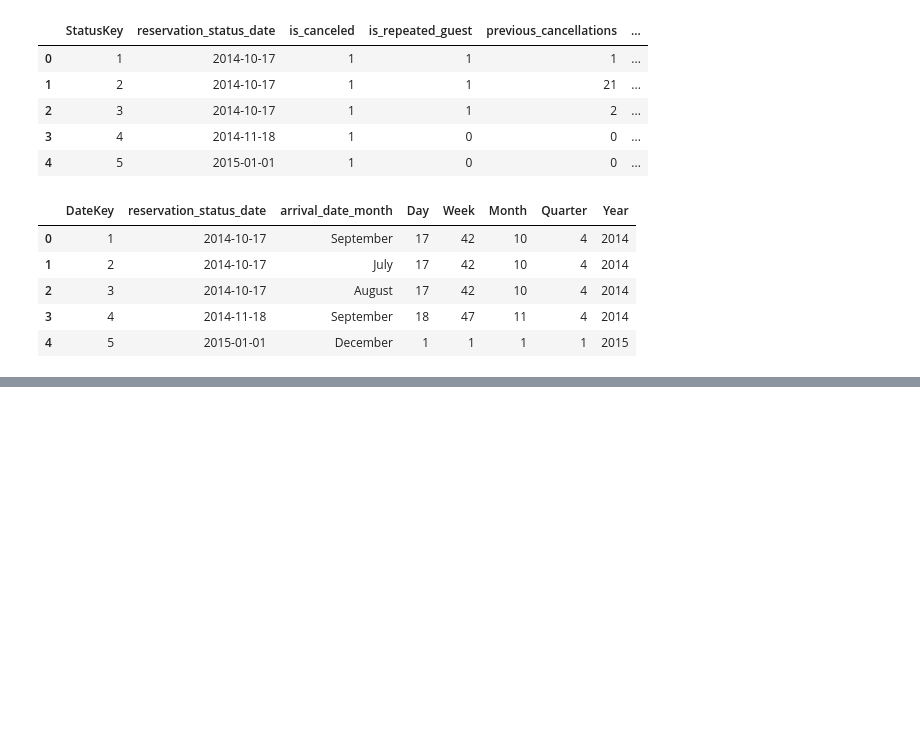
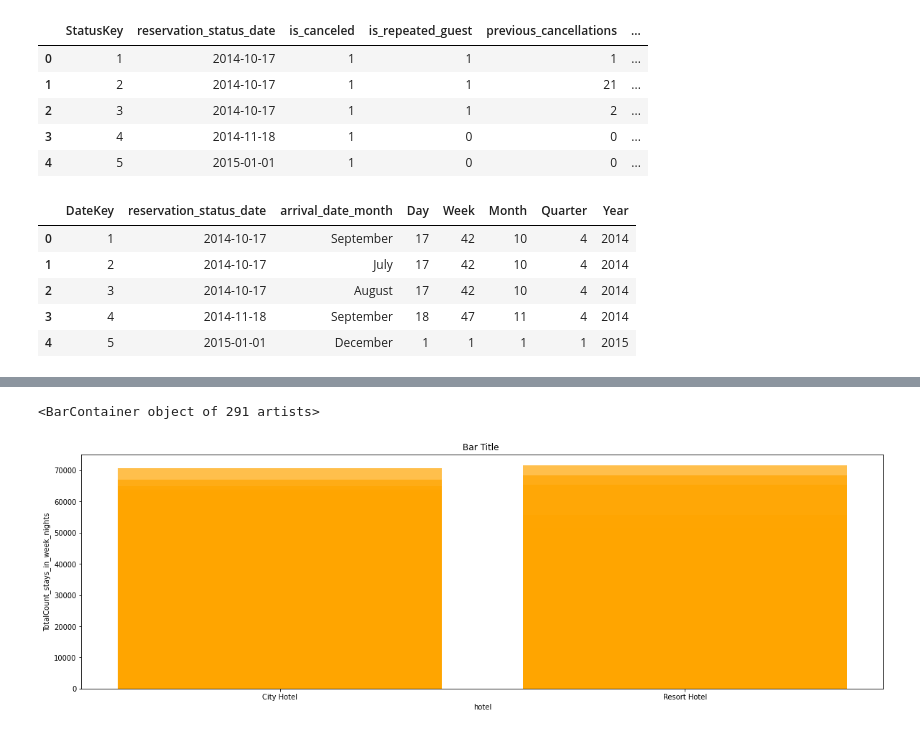
Before and after one commit to sharozraees802/data-ware-housing, a Jupyter notebook: Code/datawarehouseproject.ipynb, the cells around one changed output, grey strips where cells are left out. Saved outputs shown, nothing was run; the diff lists cells and outputs as text; code cells hidden in the pictures; blank space fills up the shorter version.

```diff
--- a/Code/datawarehouseproject.ipynb
+++ b/Code/datawarehouseproject.ipynb
@@ -219,0 +285,9 @@ df_DimDt.head()
+# %%
+plt.figure(figsize=(20,6))
+plt.title("Bar Title ")
+plt.xlabel("hotel")
+plt.ylabel("TotalCount_stays_in_week_nights")
+plt.bar(hotel_count_contry.hotel , hotel_count_contry.TotalCount_stays_in_week_nights ,color='orange',alpha=0.7)
+# %% [output]
+<BarContainer object of 291 artists>
+[figure, added]
```
Also changed, not shown: parts of 7 cells of this notebook.
